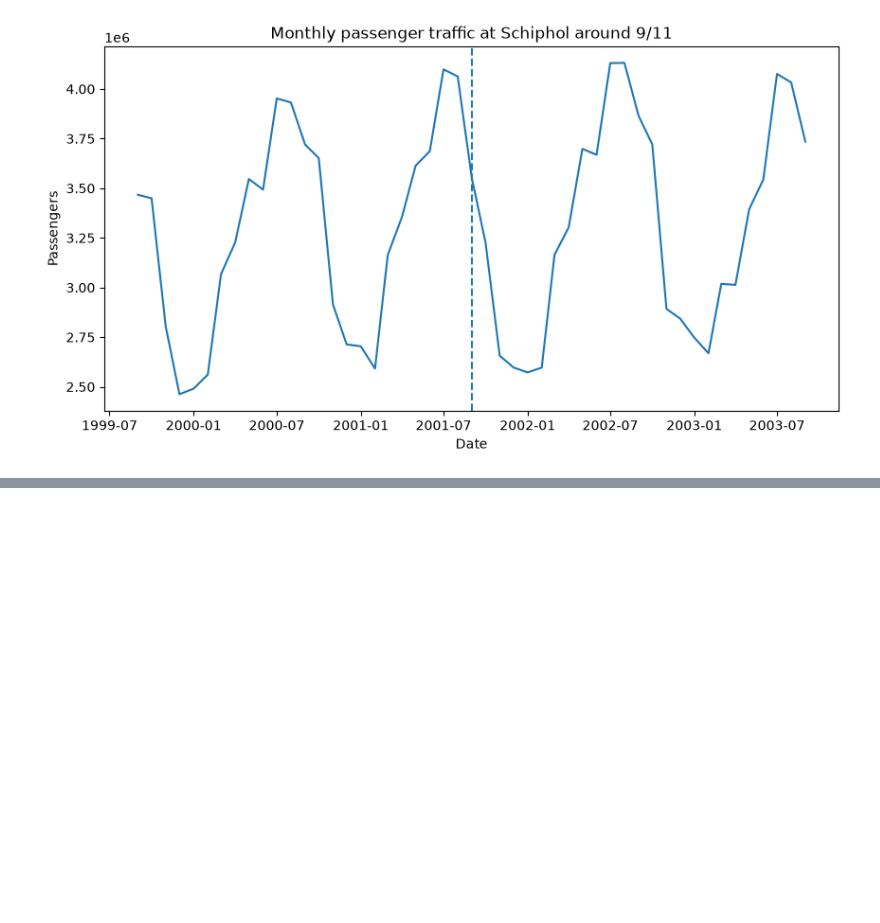
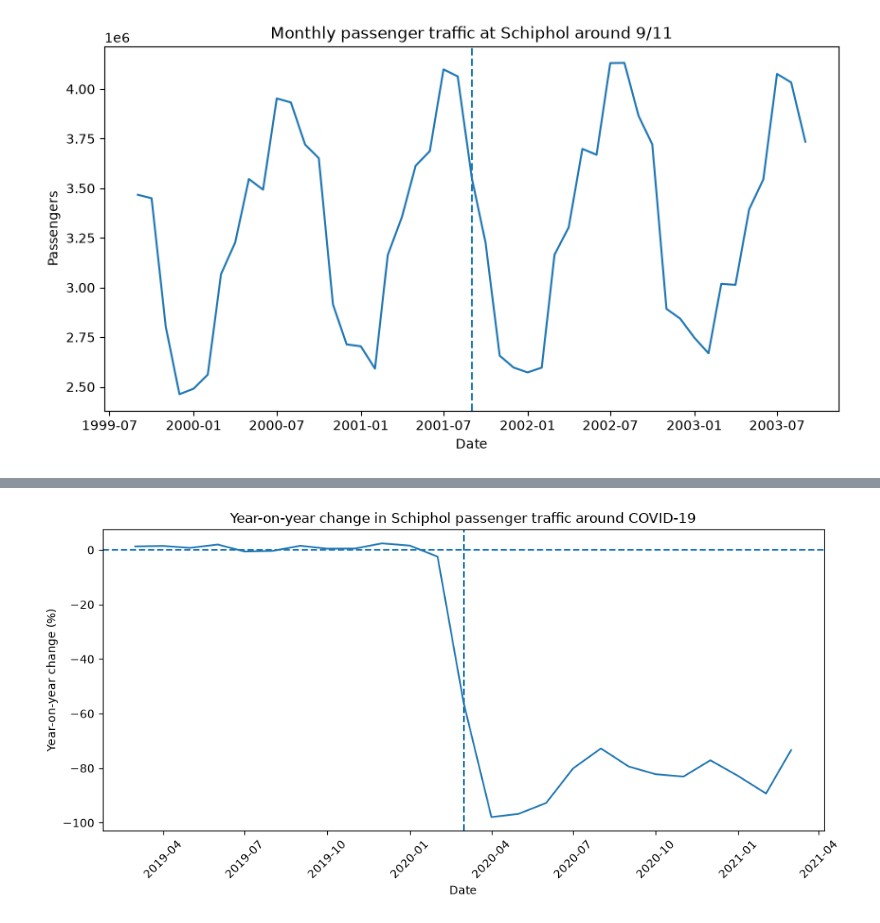
Before and after one commit to TIL6022-Python-Programming/Project_groep11, a Jupyter notebook: intermediate_results_code.ipynb, the cells around one changed output, grey strips where cells are left out. Cells and saved outputs as stored; diff of their text form; code cells hidden in the pictures; blank space fills up the shorter version.

```diff
--- a/intermediate_results_code.ipynb
+++ b/intermediate_results_code.ipynb
@@ -135,0 +151,38 @@ plt.show()
+# %%
+# Comparative graph for COVID-19
+event_covid['Passengers_previous_year'] = event_covid['Passengers'].shift(12)
+
+event_covid['Year_on_year_change'] = (
+    (event_covid['Passengers'] - event_covid['Passengers_previous_year'])
+    / event_covid['Passengers_previous_year']
+) * 100
+
+comparison_covid = event_covid[
+    (event_covid['Date'] >= '2019-03-01') &
+    (event_covid['Date'] <= '2021-03-01')
+].copy()
+
+plt.figure(figsize=(10, 5))
+
+plt.plot(
+    comparison_covid['Date'],
+    comparison_covid['Year_on_year_change'],
+)
+
+plt.axhline(0, linestyle='--')
+
+plt.axvline(
+    pd.Timestamp('2020-03-01'),
+    linestyle='--'
+)
+
+plt.xlabel('Date')
+plt.ylabel('Year-on-year change (%)')
+plt.title('Year-on-year change in Schiphol passenger traffic around COVID-19')
+
+plt.xticks(rotation=45)
+plt.tight_layout()
+
+plt.show()
+# %% [output]
+[figure, added]
```
Also changed, not shown: parts of 10 cells of this notebook.
